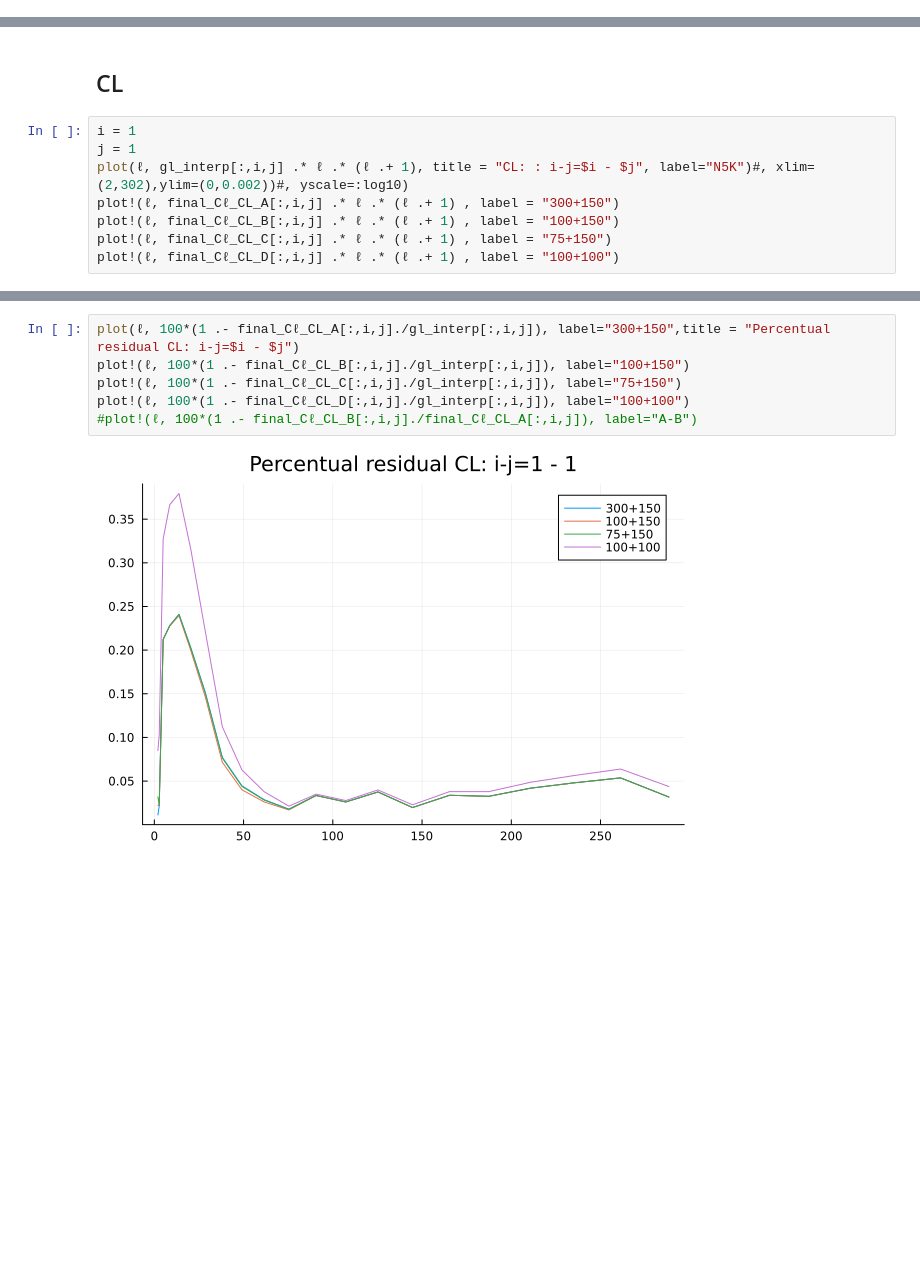
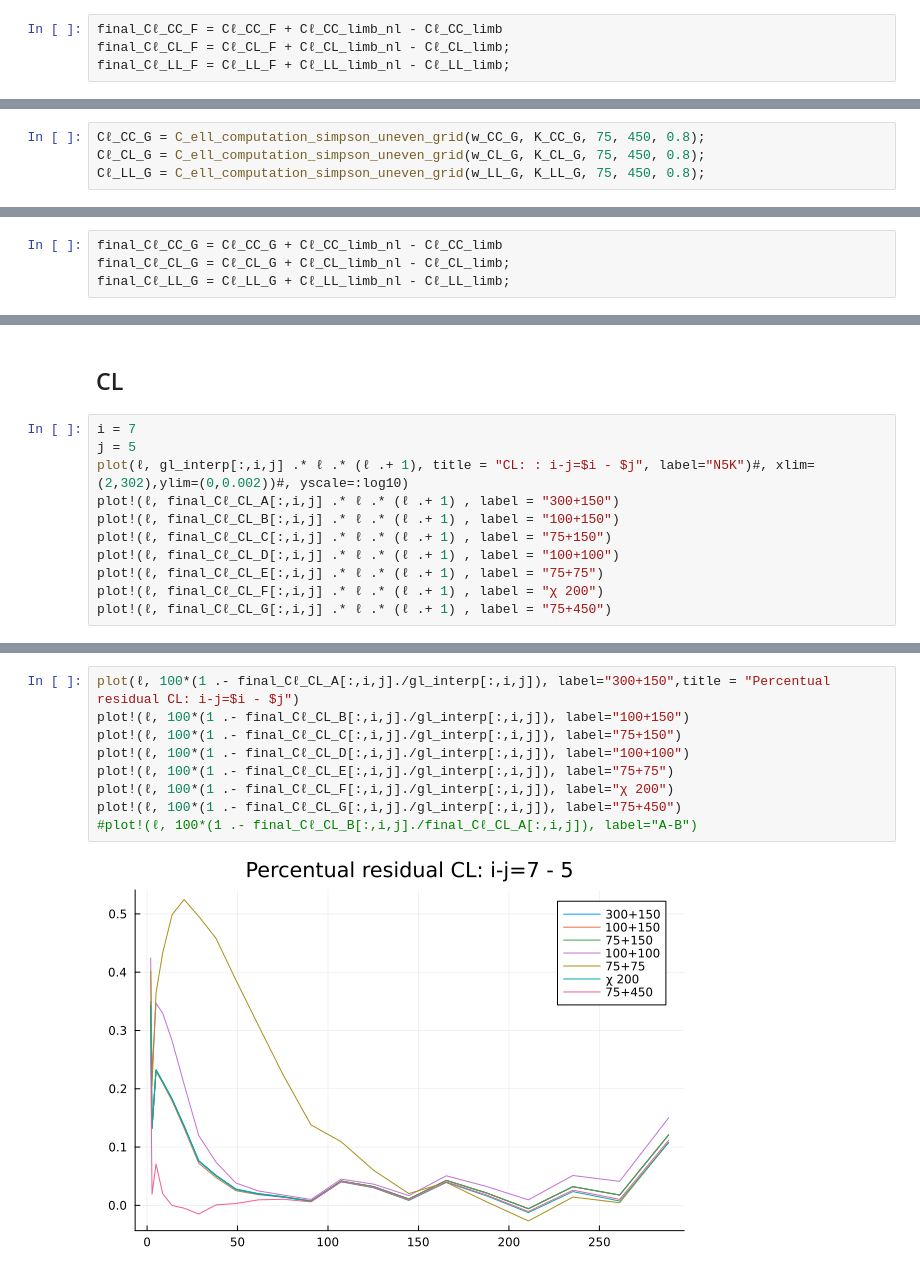
Before and after one commit to sofiachiarenza/Cl_project, a Jupyter notebook: cls_optimizer.ipynb, the cells around one changed output, grey strips where cells are left out. Drawn from its saved outputs; the diff is of its cells as text; blank space fills up the shorter version.

```diff
--- a/cls_optimizer.ipynb
+++ b/cls_optimizer.ipynb
@@ -673,0 +532,4 @@ end;
+# %%
+final_Cℓ_CC_F = Cℓ_CC_F + Cℓ_CC_limb_nl - Cℓ_CC_limb
+final_Cℓ_CL_F = Cℓ_CL_F + Cℓ_CL_limb_nl - Cℓ_CL_limb;
+final_Cℓ_LL_F = Cℓ_LL_F + Cℓ_LL_limb_nl - Cℓ_LL_limb;
@@ -673,0 +546,4 @@ end;
+# %%
+Cℓ_CC_G = C_ell_computation_simpson_uneven_grid(w_CC_G, K_CC_G, 75, 450, 0.8);
+Cℓ_CL_G = C_ell_computation_simpson_uneven_grid(w_CL_G, K_CL_G, 75, 450, 0.8);
+Cℓ_LL_G = C_ell_computation_simpson_uneven_grid(w_LL_G, K_LL_G, 75, 450, 0.8);
@@ -673,0 +558,4 @@ end;
+# %%
+final_Cℓ_CC_G = Cℓ_CC_G + Cℓ_CC_limb_nl - Cℓ_CC_limb
+final_Cℓ_CL_G = Cℓ_CL_G + Cℓ_CL_limb_nl - Cℓ_CL_limb;
+final_Cℓ_LL_G = Cℓ_LL_G + Cℓ_LL_limb_nl - Cℓ_LL_limb;
@@ -730,11 +664,14 @@ plot!(ℓ, m_LL_D[:,i,j], label="100+100")
 # %% [markdown]
 ## CL
 # %%
-i = 1
-j = 1
+i = 7
+j = 5
 plot(ℓ, gl_interp[:,i,j] .* ℓ .* (ℓ .+ 1), title = "CL: : i-j=$i - $j", label="N5K")#, xlim=(2,302),ylim=(0,0.002))#, yscale=:log10)
 plot!(ℓ, final_Cℓ_CL_A[:,i,j] .* ℓ .* (ℓ .+ 1) , label = "300+150")
 plot!(ℓ, final_Cℓ_CL_B[:,i,j] .* ℓ .* (ℓ .+ 1) , label = "100+150")
 plot!(ℓ, final_Cℓ_CL_C[:,i,j] .* ℓ .* (ℓ .+ 1) , label = "75+150")
 plot!(ℓ, final_Cℓ_CL_D[:,i,j] .* ℓ .* (ℓ .+ 1) , label = "100+100")
+plot!(ℓ, final_Cℓ_CL_E[:,i,j] .* ℓ .* (ℓ .+ 1) , label = "75+75")
+plot!(ℓ, final_Cℓ_CL_F[:,i,j] .* ℓ .* (ℓ .+ 1) , label = "χ 200")
+plot!(ℓ, final_Cℓ_CL_G[:,i,j] .* ℓ .* (ℓ .+ 1) , label = "75+450")
 # %% [output]
@@ -742,11 +679,14 @@ plot!(ℓ, final_Cℓ_CL_D[:,i,j] .* ℓ .* (ℓ .+ 1) , label = "100+100")
 # %%
 plot(ℓ, 100*(1 .- final_Cℓ_CL_A[:,i,j]./gl_interp[:,i,j]), label="300+150",title = "Percentual residual CL: i-j=$i - $j")
 plot!(ℓ, 100*(1 .- final_Cℓ_CL_B[:,i,j]./gl_interp[:,i,j]), label="100+150")
 plot!(ℓ, 100*(1 .- final_Cℓ_CL_C[:,i,j]./gl_interp[:,i,j]), label="75+150")
 plot!(ℓ, 100*(1 .- final_Cℓ_CL_D[:,i,j]./gl_interp[:,i,j]), label="100+100")
+plot!(ℓ, 100*(1 .- final_Cℓ_CL_E[:,i,j]./gl_interp[:,i,j]), label="75+75")
+plot!(ℓ, 100*(1 .- final_Cℓ_CL_F[:,i,j]./gl_interp[:,i,j]), label="χ 200")
+plot!(ℓ, 100*(1 .- final_Cℓ_CL_G[:,i,j]./gl_interp[:,i,j]), label="75+450")
 #plot!(ℓ, 100*(1 .- final_Cℓ_CL_B[:,i,j]./final_Cℓ_CL_A[:,i,j]), label="A-B")
 # %% [output]
-[figure, old version]
+[figure, new version]
 # %%
 plot(ℓ, m_CL_A[:,i,j], label="300+150", title = "MAER CL: i-j=$i - $j")
 plot!(ℓ, m_CL_B[:,i,j], label="100+150")
```
Also changed, not shown: parts of 91 cells of this notebook, 6 other files.
